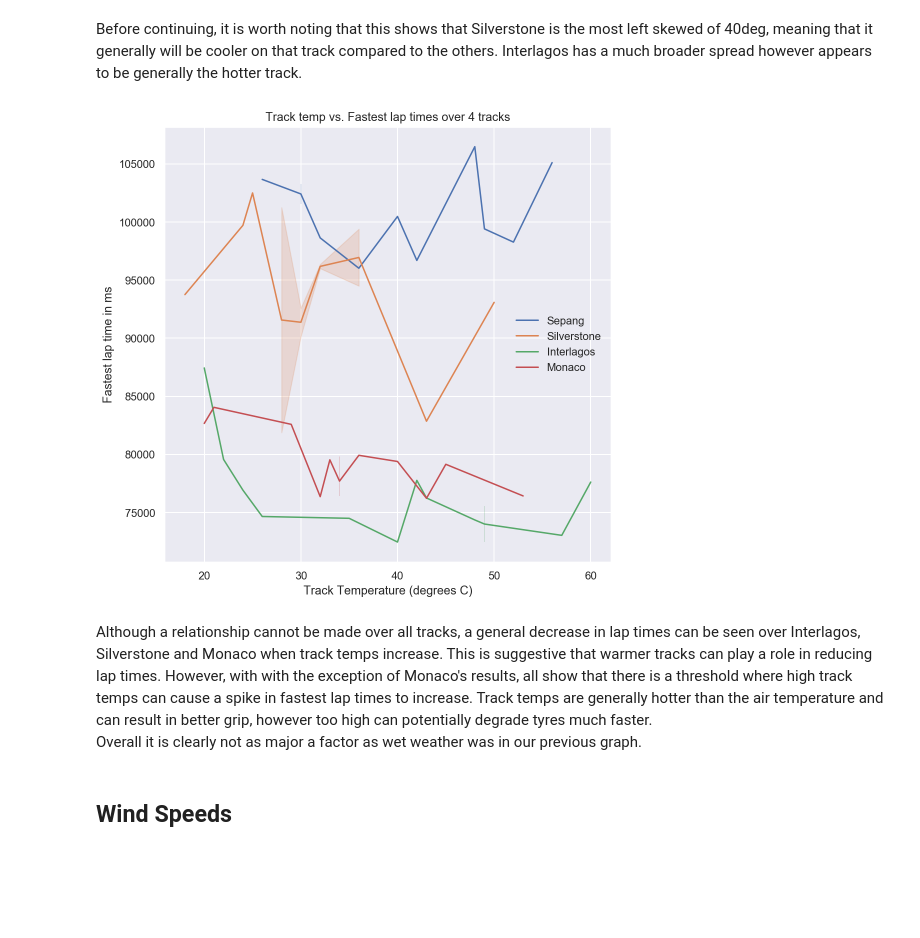
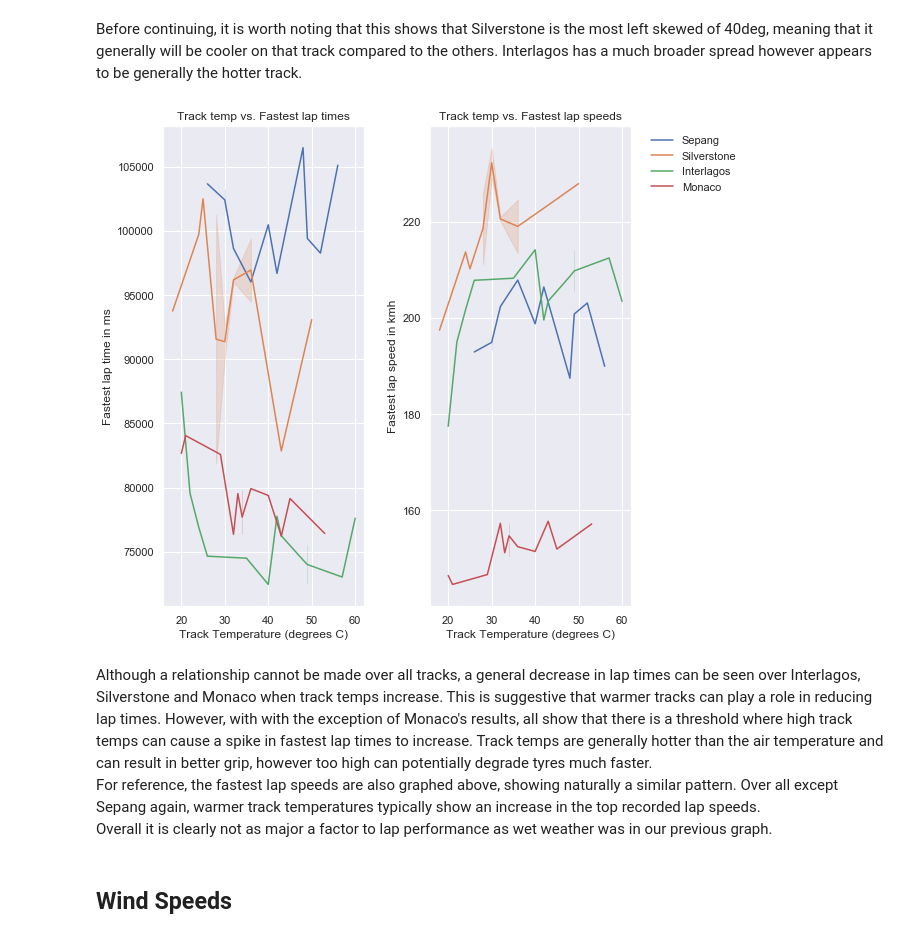
Before and after one commit to floeck/f1-weather-analysis, a Jupyter notebook: notebooks/V10FTW_Group.ipynb, the cells around one changed output. Saved outputs shown, nothing was run; the diff lists cells and outputs as text; code cells hidden in the pictures; blank space fills up the shorter version.

Commit message:
Lap speeds compared for wet/dry weather and track temps

```diff
--- a/notebooks/V10FTW_Group.ipynb
+++ b/notebooks/V10FTW_Group.ipynb
@@ -296,19 +329,31 @@ Before continuing, it is worth noting that this shows that Silverstone is the mo
 # %%
 #Figure setup
 fig = plt.figure()
-ax1 = fig.add_subplot(111)
-sns.lineplot(x="track_temp",y="fastestLapTime",data=sepang,label='Sepang')
-sns.lineplot(x="track_temp",y="fastestLapTime",data=silverstone,label='Silverstone')
-sns.lineplot(x="track_temp",y="fastestLapTime",data=interlagos,label='Interlagos')
-sns.lineplot(x="track_temp",y="fastestLapTime",data=deMonaco,label='Monaco')
-plt.title('Track temp vs. Fastest lap times over 4 tracks')
+ax1 = fig.add_subplot(121)
+sns.lineplot(x="track_temp",y="fastestLapTime",data=sepang)
+sns.lineplot(x="track_temp",y="fastestLapTime",data=silverstone)
+sns.lineplot(x="track_temp",y="fastestLapTime",data=interlagos)
+sns.lineplot(x="track_temp",y="fastestLapTime",data=deMonaco)
+plt.title('Track temp vs. Fastest lap times')
 plt.xlabel('Track Temperature (degrees C)')
 plt.ylabel('Fastest lap time in ms')
-ax1.legend(loc='center right',frameon=False)
+
+ax2 = fig.add_subplot(122)
+sns.lineplot(x="track_temp",y="fastestLapSpeed",data=sepang,label='Sepang')
+sns.lineplot(x="track_temp",y="fastestLapSpeed",data=silverstone,label='Silverstone')
+sns.lineplot(x="track_temp",y="fastestLapSpeed",data=interlagos,label='Interlagos')
+sns.lineplot(x="track_temp",y="fastestLapSpeed",data=deMonaco,label='Monaco')
+plt.title('Track temp vs. Fastest lap speeds')
+plt.xlabel('Track Temperature (degrees C)')
+plt.ylabel('Fastest lap speed in kmh')
+plt.tight_layout(pad=2, w_pad=2, h_pad=1)
+ax2.legend(loc='best',frameon=False,bbox_to_anchor=(1.05, 1))
 plt.show()
 # %% [output]
-[figure, old version]
+[figure, new version]
 # %% [markdown]
-Although a relationship cannot be made over all tracks, a general decrease in lap times can be seen over Interlagos, Silverstone and Monaco when track temps increase. This is suggestive that warmer tracks can play a role in reducing lap times. However, with with the exception of Monaco's results, all show that there is a threshold where high track temps can cause a spike in fastest lap times to increase. Track temps are generally hotter than the air temperature and can result in better grip, however too high can potentially degrade tyres much faster. <br>Overall it is clearly not as major a factor as wet weather was in our previous graph.
+Although a relationship cannot be made over all tracks, a general decrease in lap times can be seen over Interlagos, Silverstone and Monaco when track temps increase. This is suggestive that warmer tracks can play a role in reducing lap times. However, with with the exception of Monaco's results, all show that there is a threshold where high track temps can cause a spike in fastest lap times to increase. Track temps are generally hotter than the air temperature and can result in better grip, however too high can potentially degrade tyres much faster.
+<br>For reference, the fastest lap speeds are also graphed above, showing naturally a similar pattern. Over all except Sepang again, warmer track temperatures typically show an increase in the top recorded lap speeds.
+<br>Overall it is clearly not as major a factor to lap performance as wet weather was in our previous graph.
 # %% [markdown]
 <h2>Wind Speeds</h2>
```
Also changed, not shown: parts of 6 cells of this notebook.
